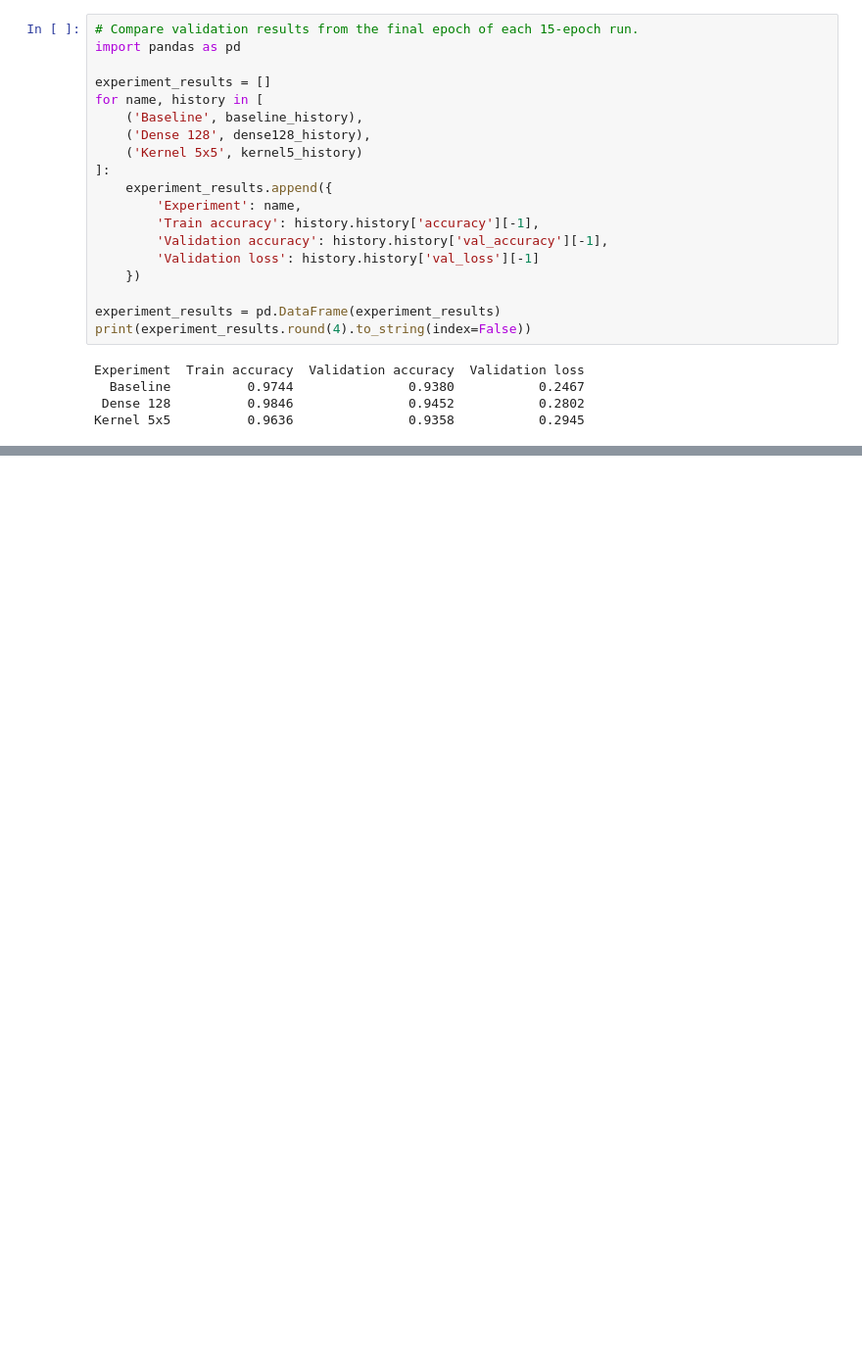
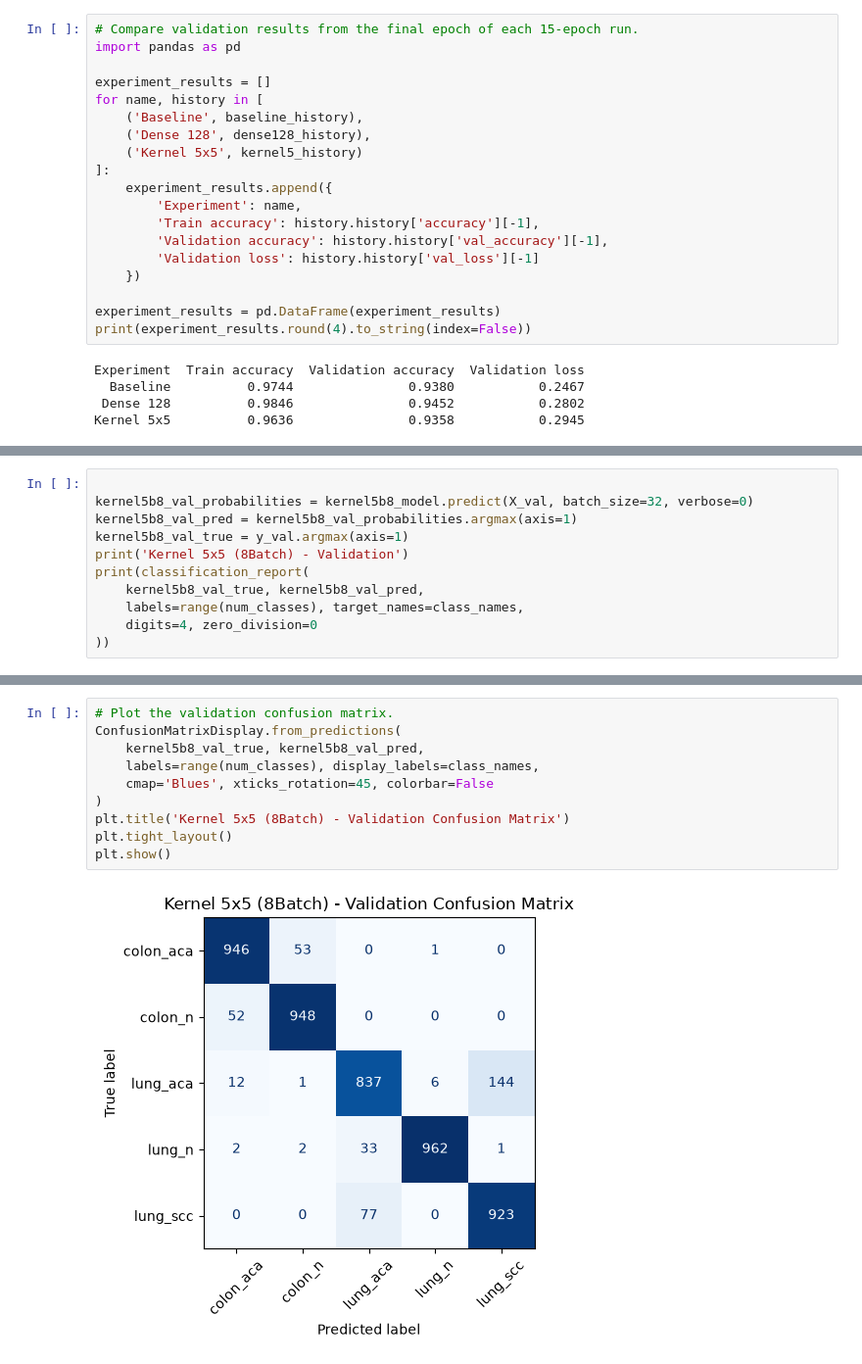
Before and after one commit to lordmana/Lung-and-Colon-Cancer-Classification, a Jupyter notebook: DL_Assignment_2026_StartingCode_LC25000_0551.ipynb, the cells around one changed output, grey strips where cells are left out. Shown at 98% size. Cells and saved outputs as stored; diff of their text form; blank space fills up the shorter version.

```diff
--- a/DL_Assignment_2026_StartingCode_LC25000_0551.ipynb
+++ b/DL_Assignment_2026_StartingCode_LC25000_0551.ipynb
@@ -838,0 +915,11 @@ Kernel 5x5          0.9636               0.9358           0.2945
+# %%
+
+kernel5b8_val_probabilities = kernel5b8_model.predict(X_val, batch_size=32, verbose=0)
+kernel5b8_val_pred = kernel5b8_val_probabilities.argmax(axis=1)
+kernel5b8_val_true = y_val.argmax(axis=1)
+print('Kernel 5x5 (8Batch) - Validation')
+print(classification_report(
+    kernel5b8_val_true, kernel5b8_val_pred,
+    labels=range(num_classes), target_names=class_names,
+    digits=4, zero_division=0
+))
@@ -838,0 +939,12 @@ Kernel 5x5          0.9636               0.9358           0.2945
+# %%
+# Plot the validation confusion matrix.
+ConfusionMatrixDisplay.from_predictions(
+    kernel5b8_val_true, kernel5b8_val_pred,
+    labels=range(num_classes), display_labels=class_names,
+    cmap='Blues', xticks_rotation=45, colorbar=False
+)
+plt.title('Kernel 5x5 (8Batch) - Validation Confusion Matrix')
+plt.tight_layout()
+plt.show()
+# %% [output]
+[figure, added]
```
Also changed, not shown: parts of 6 cells of this notebook.
